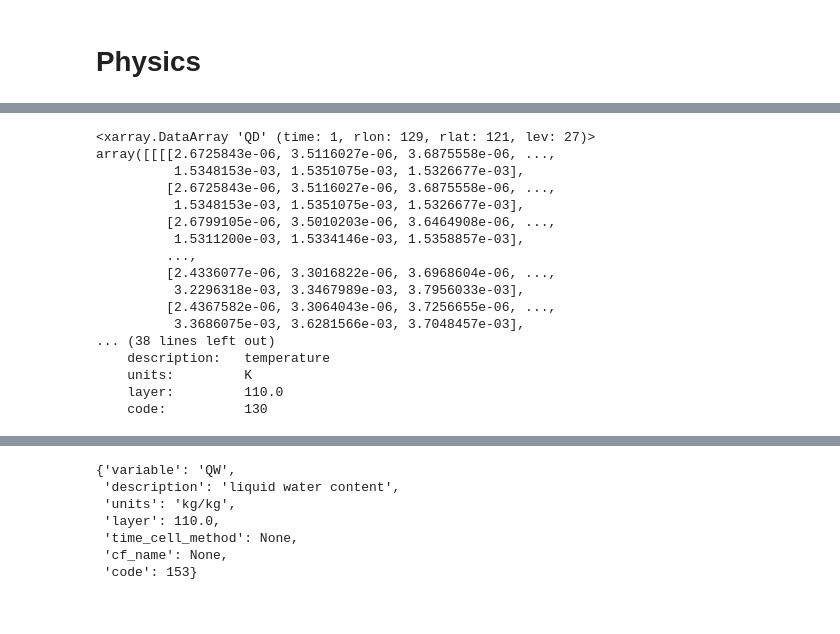
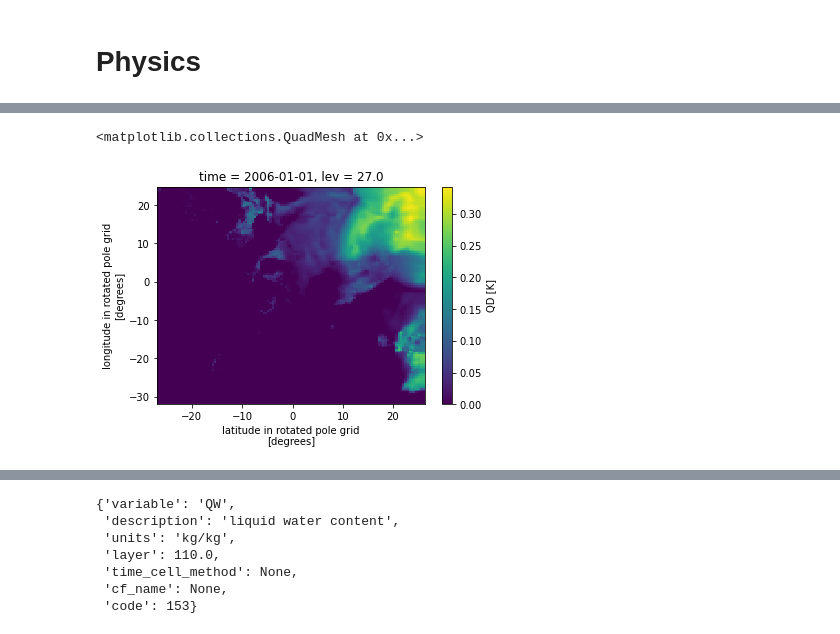
Before and after one commit to remo-rcm/pyremo, a Jupyter notebook: notebooks/physics.ipynb, the cells around one changed output, grey strips where cells are left out. Saved outputs shown, nothing was run; the diff lists cells and outputs as text; code cells hidden in the pictures.

```diff
--- a/notebooks/physics.ipynb
+++ b/notebooks/physics.ipynb
@@ -91,22 +65,8 @@ qd = pr.physics.specific_humidity(ds.T, relhum, p)
-# %%
-qd
-# %% [output]
-<xarray.DataArray 'QD' (time: 1, rlon: 129, rlat: 121, lev: 27)>
-array([[[[2.6725843e-06, 3.5116027e-06, 3.6875558e-06, ...,
-          1.5348153e-03, 1.5351075e-03, 1.5326677e-03],
-         [2.6725843e-06, 3.5116027e-06, 3.6875558e-06, ...,
-          1.5348153e-03, 1.5351075e-03, 1.5326677e-03],
-         [2.6799105e-06, 3.5010203e-06, 3.6464908e-06, ...,
-          1.5311200e-03, 1.5334146e-03, 1.5358857e-03],
-         ...,
-         [2.4336077e-06, 3.3016822e-06, 3.6968604e-06, ...,
-          3.2296318e-03, 3.3467989e-03, 3.7956033e-03],
-         [2.4367582e-06, 3.3064043e-06, 3.7256655e-06, ...,
-          3.3686075e-03, 3.6281566e-03, 3.7048457e-03],
-... (38 lines left out)
-    description:   temperature
-    units:         K
-    layer:         110.0
-    code:          130
+# %%
+import xarray as xr
+(abs(qd - ds.QD) / ds.QD).isel(lev=26).plot()
+# %% [output]
+<matplotlib.collections.QuadMesh at 0x...>
+[figure, added]
 # %%
 qw = pr.physics.liquid_water_content(ds.T, relhum, p)
```
Also changed, not shown: parts of 12 cells of this notebook, 17 other files.
